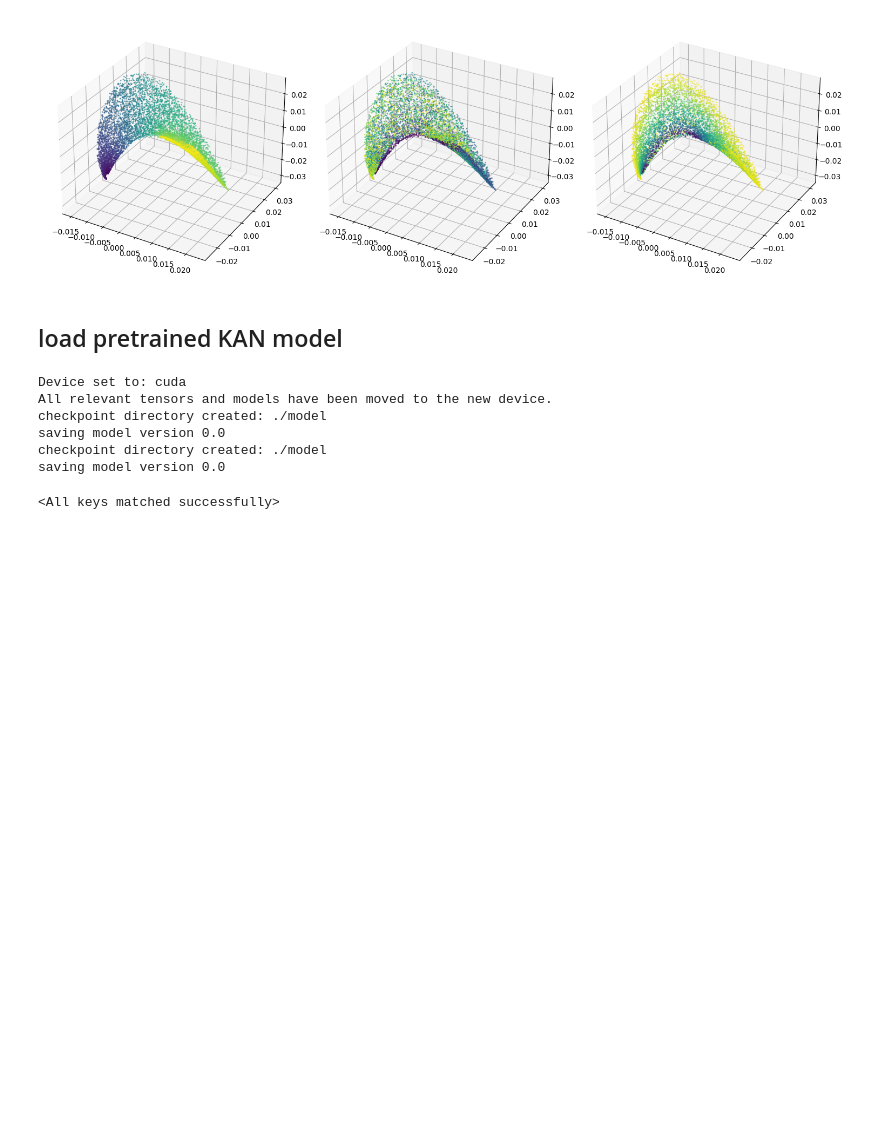
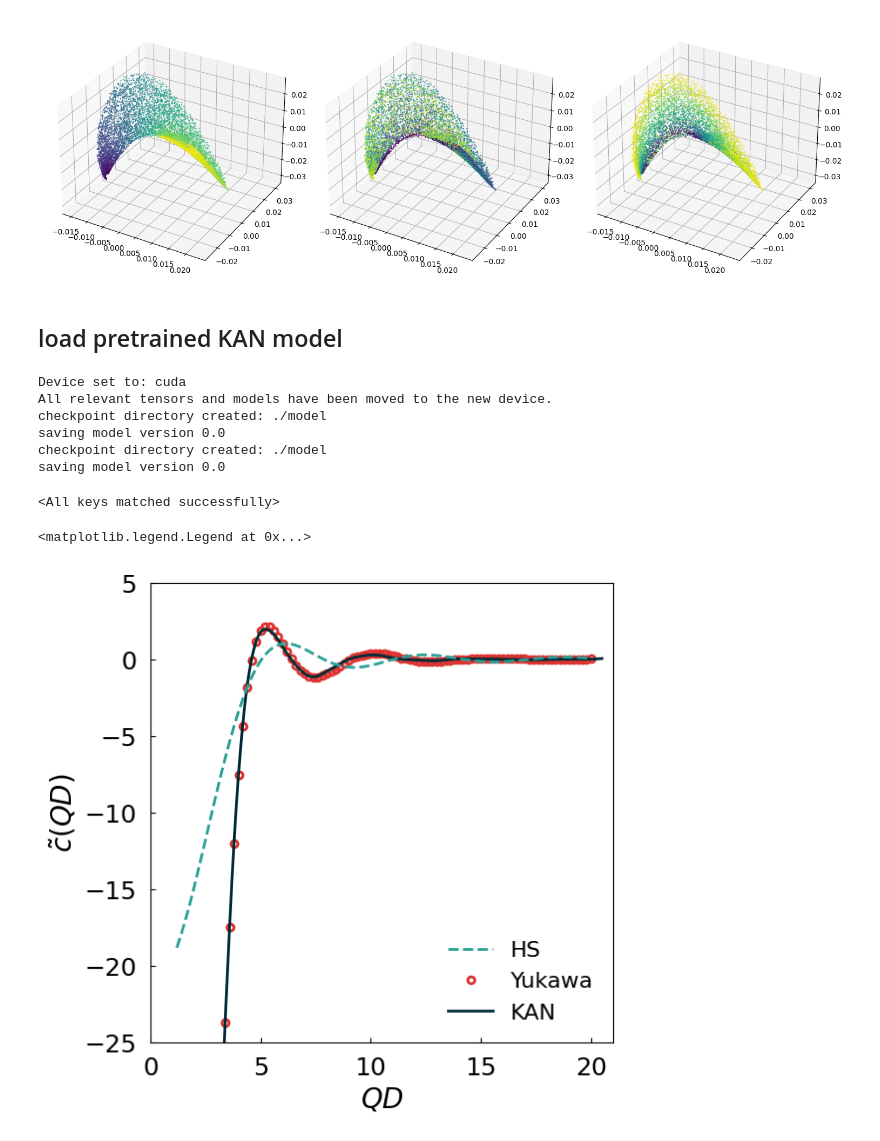
Before and after one commit to ch-tung/SQ_KAN, a Jupyter notebook: Figures_KAN_c_q.ipynb, the cells around one changed output. Saved outputs shown, nothing was run; the diff lists cells and outputs as text; code cells hidden in the pictures; blank space fills up the shorter version.

```diff
--- a/Figures_KAN_c_q.ipynb
+++ b/Figures_KAN_c_q.ipynb
@@ -229,4 +268,44 @@ def G_hs_np(phi, Q):
     G_hs = term1 + term2 + term3
 
     return G_hs
+# %%
+fig = plt.figure(figsize=(6,6))
+ax = fig.add_subplot()
+q_fine = np.linspace(1.05,20.5,1000)
+
+for A in [10]:
+    params = np.array([0.225,0.3,A])
+    index = id_params(params)
+    params_index = parameters_list[index]
+    x_index = params_index
+    x_index[:,2] = np.log(x_index[:,2])
+
+    sq_GT = SQ_list[index,:].T
+    sq_KAN = f_SQ_KAN(model_KAN, to_torch_device(x_index, device=device), q_fine).detach().cpu().numpy().T
+
+    G_gt = ((1/sq_GT-1)/24/params[0])[:,0]*Q_train
+    G_KAN = ((1/sq_KAN-1)/24/params[0])[:,0]*q_fine
+    G_hs = G_hs_np(params[0], Q_train)
+
+    C_gt = -G_gt*24/Q_train
+    C_KAN = -G_KAN*24/q_fine
+    C_hs = -G_hs*24/Q_train
+
+    ax.plot(Q_train,C_hs, '--', label='HS', lw=2, color=solarized_cyan, zorder=3)
+    ax.plot(Q_train,C_gt, '.', label='Yukawa', lw=2, color=solarized_red, fillstyle='none', markeredgewidth=2, markersize=10)
+    ax.plot(q_fine,C_KAN, '-', label='KAN', lw=2, color=solarized_base03)
+
+ax.set_ylim([-25,5])
+# ax.set_yticks([-15,-10,-5,0,5])
+# ax.set_yscale('log')
+ax.set_xlim([0,21])
+# ax.set_xscale('log')
+ax.tick_params(direction='in', axis='both', which='both', labelsize=18, pad=10)
+
+ax.set_xlabel(r'$QD$',fontsize=20)
+ax.set_ylabel(r'$\tilde{c}(QD)$',fontsize=20)
+ax.legend(frameon=False,fontsize=16)
+# %% [output]
+<matplotlib.legend.Legend at 0x...>
+[figure, added]
 # %%
```
Also changed, not shown: parts of 5 cells of this notebook, 2 other files.
